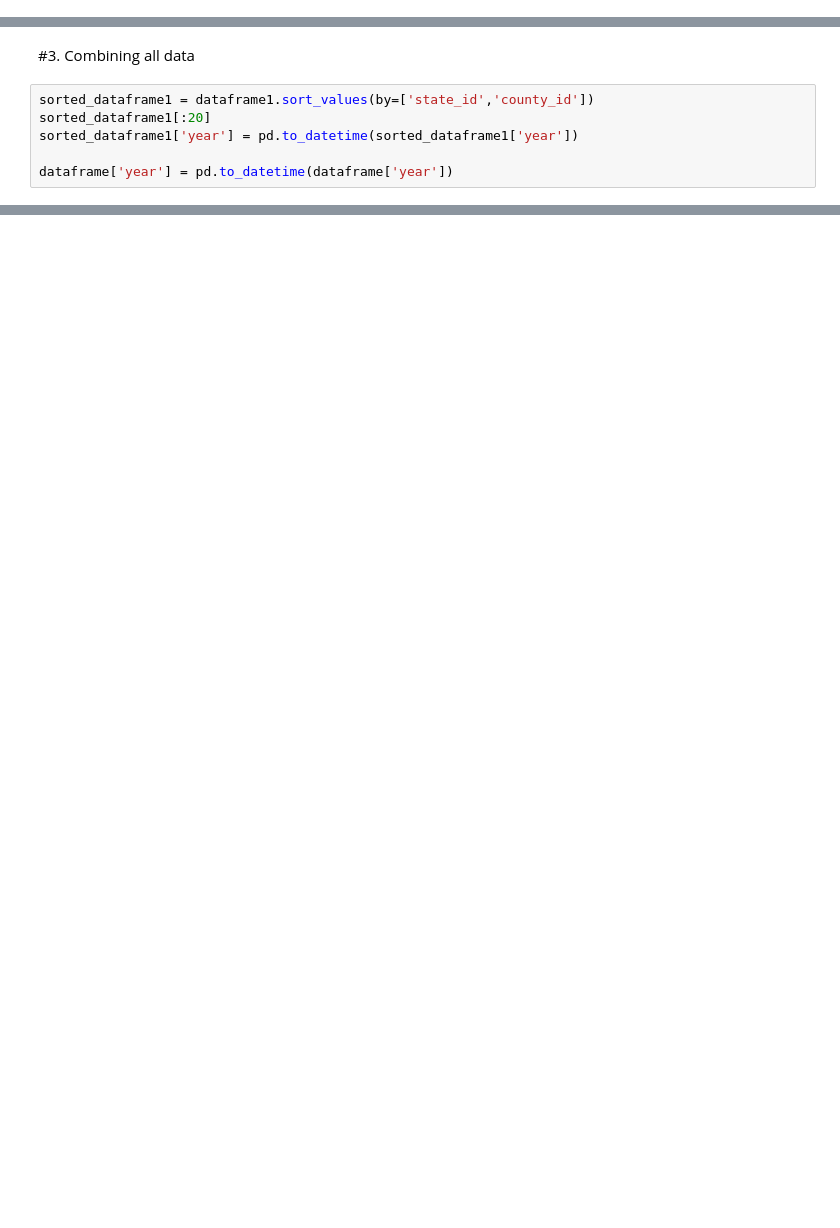
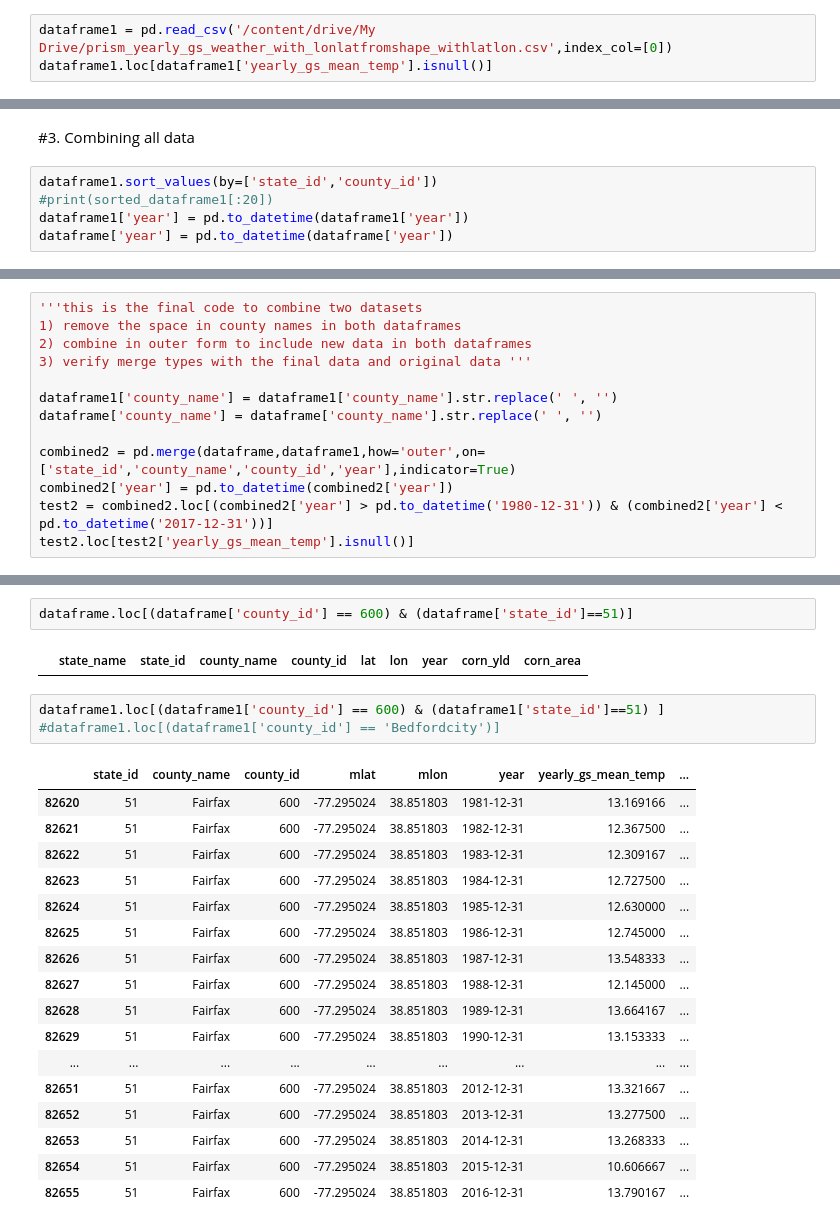
Before and after one commit to kyoungyi/Fortran, a Jupyter notebook: all_county_corn_data.ipynb, the cells around one changed output, grey strips where cells are left out. Drawn from its saved outputs; the diff is of its cells as text; blank space fills up the shorter version.

```diff
--- a/all_county_corn_data.ipynb
+++ b/all_county_corn_data.ipynb
@@ -305,0 +360,3 @@ dataframe1.to_csv('/content/drive/My Drive/prism_yearly_gs_weather_with_lonlatfr
+# %%
+dataframe1 = pd.read_csv('/content/drive/My Drive/prism_yearly_gs_weather_with_lonlatfromshape_withlatlon.csv',index_col=[0])
+dataframe1.loc[dataframe1['yearly_gs_mean_temp'].isnull()]
@@ -306,8 +381,7 @@ dataframe1.to_csv('/content/drive/My Drive/prism_yearly_gs_weather_with_lonlatfr
 # %% [markdown]
 #3. Combining all data
 # %%
-sorted_dataframe1 = dataframe1.sort_values(by=['state_id','county_id'])
-sorted_dataframe1[:20]
-sorted_dataframe1['year'] = pd.to_datetime(sorted_dataframe1['year'])
-
+dataframe1.sort_values(by=['state_id','county_id'])
+#print(sorted_dataframe1[:20])
+dataframe1['year'] = pd.to_datetime(dataframe1['year'])
 dataframe['year'] = pd.to_datetime(dataframe['year'])
@@ -337,0 +429,13 @@ combined.to_csv('/content/drive/My Drive/combined_corn_growing_season_county_lev
+# %%
+'''this is the final code to combine two datasets
+1) remove the space in county names in both dataframes
+2) combine in outer form to include new data in both dataframes
+3) verify merge types with the final data and original data '''
+
+dataframe1['county_name'] = dataframe1['county_name'].str.replace(' ', '')
+dataframe['county_name'] = dataframe['county_name'].str.replace(' ', '')
+
+combined2 = pd.merge(dataframe,dataframe1,how='outer',on=['state_id','county_name','county_id','year'],indicator=True)
+combined2['year'] = pd.to_datetime(combined2['year'])
+test2 = combined2.loc[(combined2['year'] > pd.to_datetime('1980-12-31')) & (combined2['year'] < pd.to_datetime('2017-12-31'))]
+test2.loc[test2['yearly_gs_mean_temp'].isnull()]
@@ -337,0 +475,25 @@ combined.to_csv('/content/drive/My Drive/combined_corn_growing_season_county_lev
+# %%
+dataframe.loc[(dataframe['county_id'] == 600) & (dataframe['state_id']==51)]
+# %% [output]
+|  | state_name | state_id | county_name | county_id | lat | lon | year | corn_yld | corn_area |
+# %%
+dataframe1.loc[(dataframe1['county_id'] == 600) & (dataframe1['state_id']==51) ]
+#dataframe1.loc[(dataframe1['county_id'] == 'Bedfordcity')]
+# %% [output]
+|  | state_id | county_name | county_id | mlat | mlon | year | yearly_gs_mean_temp | ... |
+| 82620 | 51 | Fairfax | 600 | -77.295024 | 38.851803 | 1981-12-31 | 13.169166 | ... |
+| 82621 | 51 | Fairfax | 600 | -77.295024 | 38.851803 | 1982-12-31 | 12.367500 | ... |
+| 82622 | 51 | Fairfax | 600 | -77.295024 | 38.851803 | 1983-12-31 | 12.309167 | ... |
+| 82623 | 51 | Fairfax | 600 | -77.295024 | 38.851803 | 1984-12-31 | 12.727500 | ... |
+| 82624 | 51 | Fairfax | 600 | -77.295024 | 38.851803 | 1985-12-31 | 12.630000 | ... |
+| 82625 | 51 | Fairfax | 600 | -77.295024 | 38.851803 | 1986-12-31 | 12.745000 | ... |
+| 82626 | 51 | Fairfax | 600 | -77.295024 | 38.851803 | 1987-12-31 | 13.548333 | ... |
+| 82627 | 51 | Fairfax | 600 | -77.295024 | 38.851803 | 1988-12-31 | 12.145000 | ... |
+| 82628 | 51 | Fairfax | 600 | -77.295024 | 38.851803 | 1989-12-31 | 13.664167 | ... |
+| 82629 | 51 | Fairfax | 600 | -77.295024 | 38.851803 | 1990-12-31 | 13.153333 | ... |
+| ... | ... | ... | ... | ... | ... | ... | ... | ... |
+| 82651 | 51 | Fairfax | 600 | -77.295024 | 38.851803 | 2012-12-31 | 13.321667 | ... |
+| 82652 | 51 | Fairfax | 600 | -77.295024 | 38.851803 | 2013-12-31 | 13.277500 | ... |
+| 82653 | 51 | Fairfax | 600 | -77.295024 | 38.851803 | 2014-12-31 | 13.268333 | ... |
+| 82654 | 51 | Fairfax | 600 | -77.295024 | 38.851803 | 2015-12-31 | 10.606667 | ... |
+| 82655 | 51 | Fairfax | 600 | -77.295024 | 38.851803 | 2016-12-31 | 13.790167 | ... |
```
Also changed, not shown: parts of 22 cells of this notebook.
